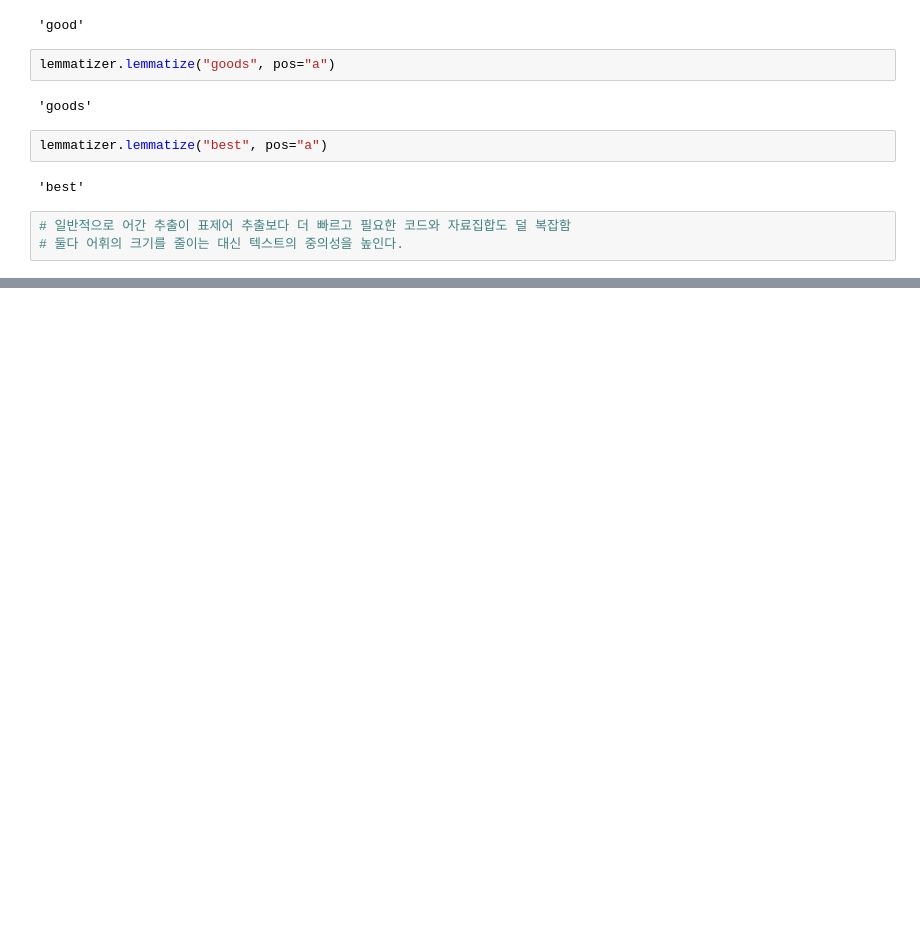
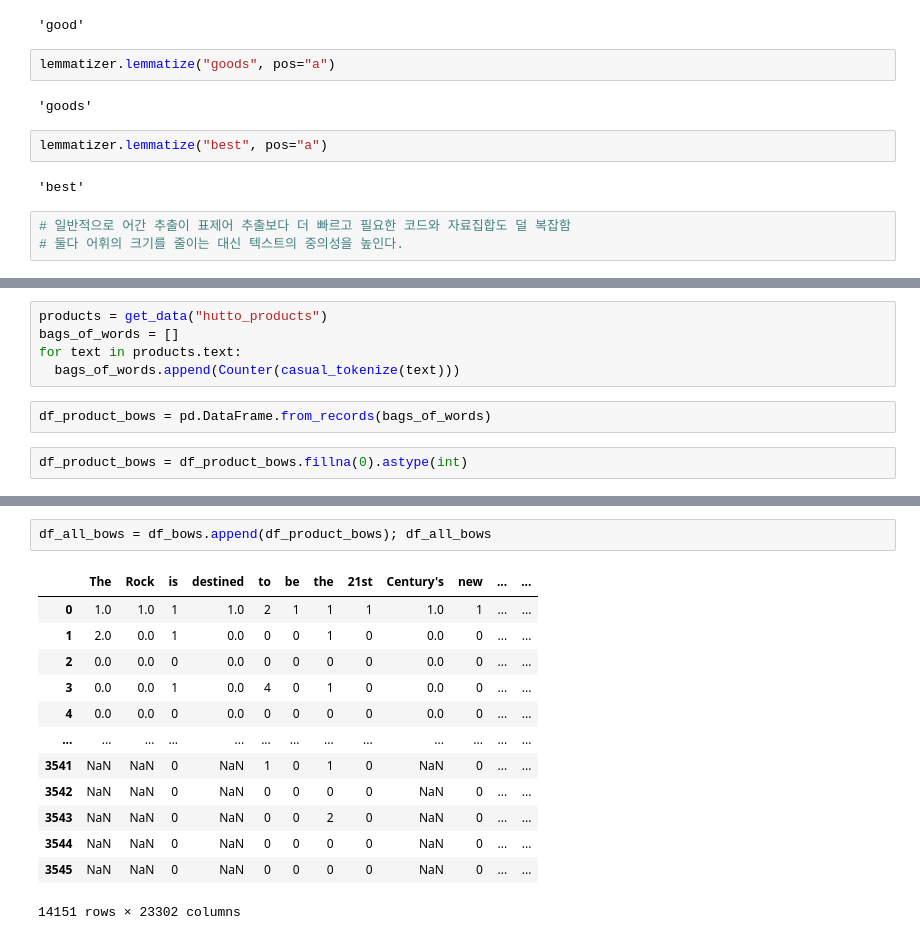
Before and after one commit to jaekyoungkim/nlp_in_action, a Jupyter notebook: 자연어_처리_인_액션.ipynb, the cells around one changed output, grey strips where cells are left out. Cells and saved outputs as stored; diff of their text form; blank space fills up the shorter version.

```diff
--- a/자연어_처리_인_액션.ipynb
+++ b/자연어_처리_인_액션.ipynb
@@ -674,0 +928,9 @@ lemmatizer.lemmatize("best", pos="a")
+# %%
+products = get_data("hutto_products")
+bags_of_words = []
+for text in products.text:
+  bags_of_words.append(Counter(casual_tokenize(text)))
+# %%
+df_product_bows = pd.DataFrame.from_records(bags_of_words)
+# %%
+df_product_bows = df_product_bows.fillna(0).astype(int)
@@ -674,0 +953,16 @@ lemmatizer.lemmatize("best", pos="a")
+# %%
+df_all_bows = df_bows.append(df_product_bows); df_all_bows
+# %% [output]
+|  | The | Rock | is | destined | to | be | the | 21st | Century's | new | ... | ... |
+| 0 | 1.0 | 1.0 | 1 | 1.0 | 2 | 1 | 1 | 1 | 1.0 | 1 | ... | ... |
+| 1 | 2.0 | 0.0 | 1 | 0.0 | 0 | 0 | 1 | 0 | 0.0 | 0 | ... | ... |
+| 2 | 0.0 | 0.0 | 0 | 0.0 | 0 | 0 | 0 | 0 | 0.0 | 0 | ... | ... |
+| 3 | 0.0 | 0.0 | 1 | 0.0 | 4 | 0 | 1 | 0 | 0.0 | 0 | ... | ... |
+| 4 | 0.0 | 0.0 | 0 | 0.0 | 0 | 0 | 0 | 0 | 0.0 | 0 | ... | ... |
+| ... | ... | ... | ... | ... | ... | ... | ... | ... | ... | ... | ... | ... |
+| 3541 | NaN | NaN | 0 | NaN | 1 | 0 | 1 | 0 | NaN | 0 | ... | ... |
+| 3542 | NaN | NaN | 0 | NaN | 0 | 0 | 0 | 0 | NaN | 0 | ... | ... |
+| 3543 | NaN | NaN | 0 | NaN | 0 | 0 | 2 | 0 | NaN | 0 | ... | ... |
+| 3544 | NaN | NaN | 0 | NaN | 0 | 0 | 0 | 0 | NaN | 0 | ... | ... |
+| 3545 | NaN | NaN | 0 | NaN | 0 | 0 | 0 | 0 | NaN | 0 | ... | ... |
+14151 rows × 23302 columns
```
Also changed, not shown: parts of 41 cells of this notebook.
